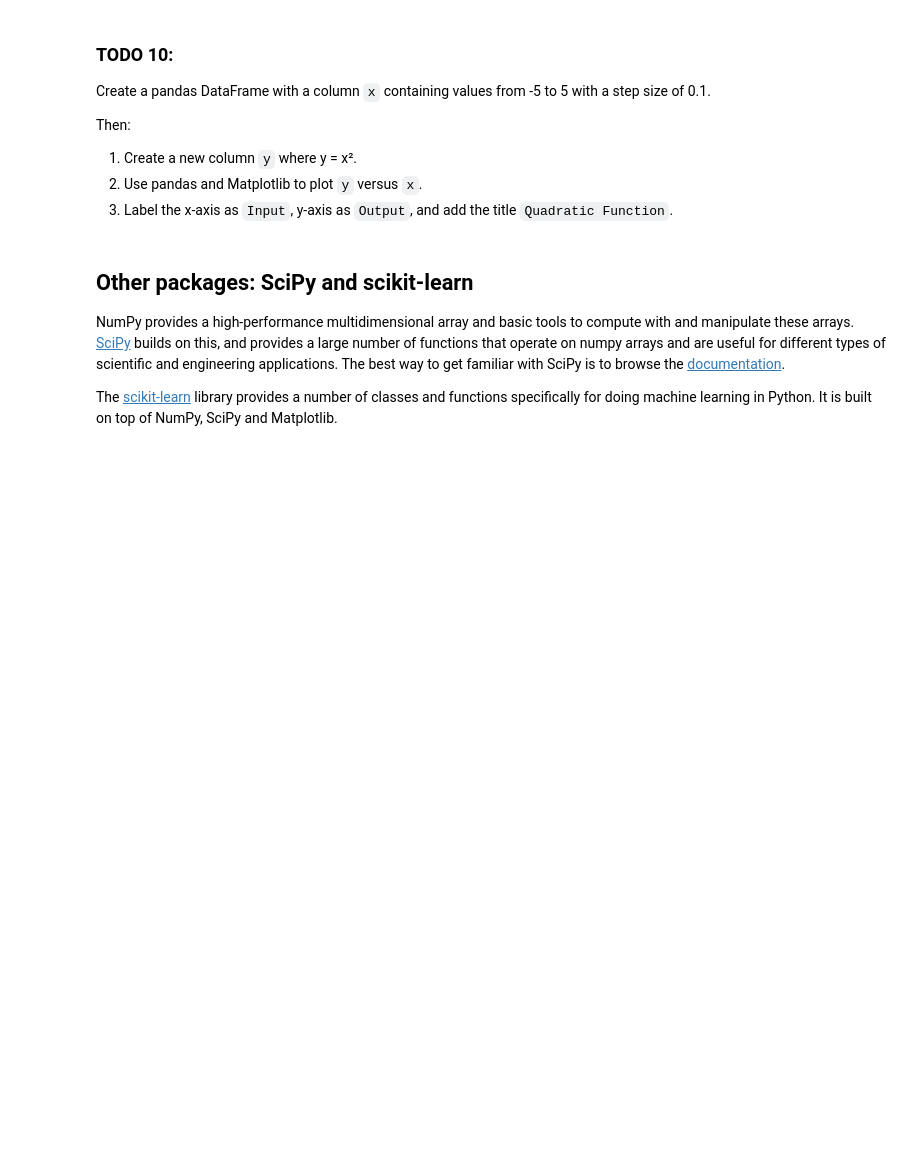
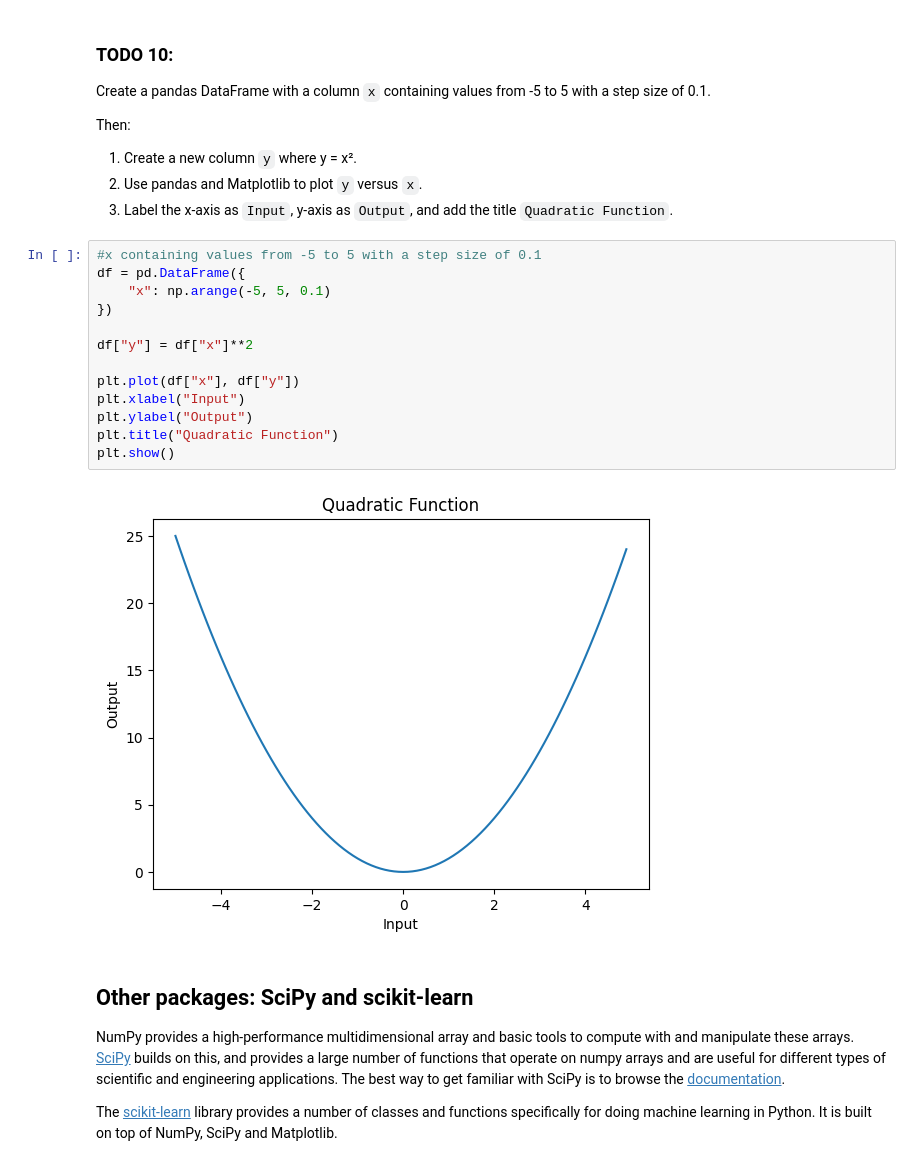
Before and after one commit to chenghungchung/EE538, a Jupyter notebook: Python_Refresher.ipynb, the cells around one changed output. Drawn from its saved outputs; the diff is of its cells as text; blank space fills up the shorter version.

```diff
--- a/Python_Refresher.ipynb
+++ b/Python_Refresher.ipynb
@@ -1268,6 +1434,21 @@ Then:
 2. Use pandas and Matplotlib to plot `y` versus `x`.
 3. Label the x-axis as `Input`, y-axis as `Output`, and add the title
    `Quadratic Function`.
+# %%
+#x containing values from -5 to 5 with a step size of 0.1
+df = pd.DataFrame({
+    "x": np.arange(-5, 5, 0.1)
+})
+
+df["y"] = df["x"]**2
+
+plt.plot(df["x"], df["y"])
+plt.xlabel("Input")
+plt.ylabel("Output")
+plt.title("Quadratic Function")
+plt.show()
+# %% [output]
+[figure, added]
 # %% [markdown]
 ## Other packages: SciPy and scikit-learn
 
```
Also changed, not shown: parts of 25 cells of this notebook.
